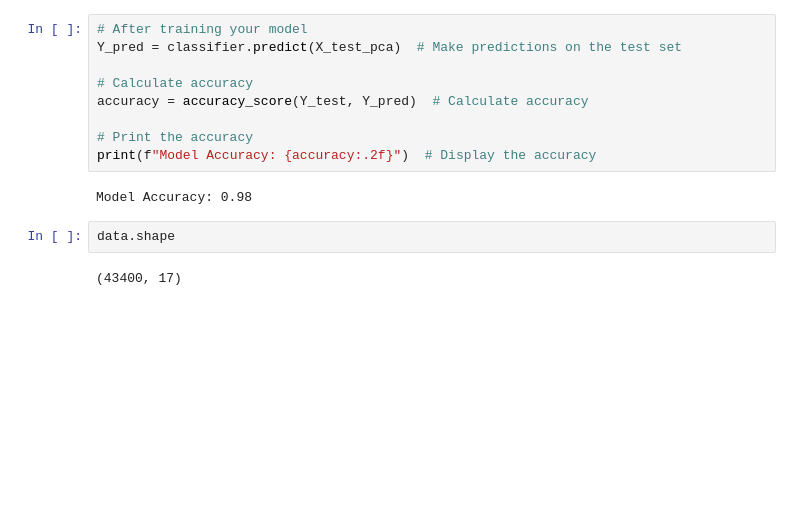
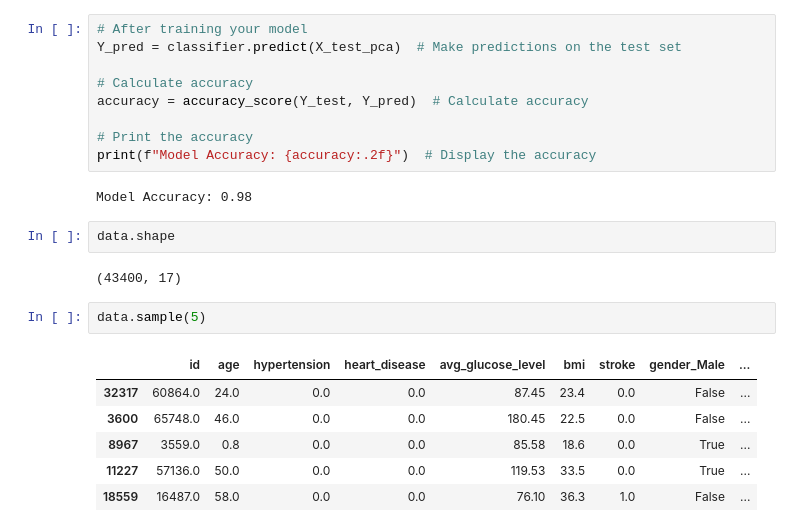
Before and after one commit to VivithRK/ml-projects, a Jupyter notebook: 6-Stroke/final-model.ipynb, the cells around one changed output. Drawn from its saved outputs; the diff is of its cells as text; blank space fills up the shorter version.

```diff
--- a/6-Stroke/final-model.ipynb
+++ b/6-Stroke/final-model.ipynb
@@ -144,3 +144,12 @@ Model Accuracy: 0.98
 data.shape
 # %% [output]
 (43400, 17)
+# %%
+data.sample(5)
+# %% [output]
+|  | id | age | hypertension | heart_disease | avg_glucose_level | bmi | stroke | gender_Male | ... |
+| 32317 | 60864.0 | 24.0 | 0.0 | 0.0 | 87.45 | 23.4 | 0.0 | False | ... |
+| 3600 | 65748.0 | 46.0 | 0.0 | 0.0 | 180.45 | 22.5 | 0.0 | False | ... |
+| 8967 | 3559.0 | 0.8 | 0.0 | 0.0 | 85.58 | 18.6 | 0.0 | True | ... |
+| 11227 | 57136.0 | 50.0 | 0.0 | 0.0 | 119.53 | 33.5 | 0.0 | True | ... |
+| 18559 | 16487.0 | 58.0 | 0.0 | 0.0 | 76.10 | 36.3 | 1.0 | False | ... |
```
Also changed, not shown: parts of 2 cells of this notebook, 5 other files.
